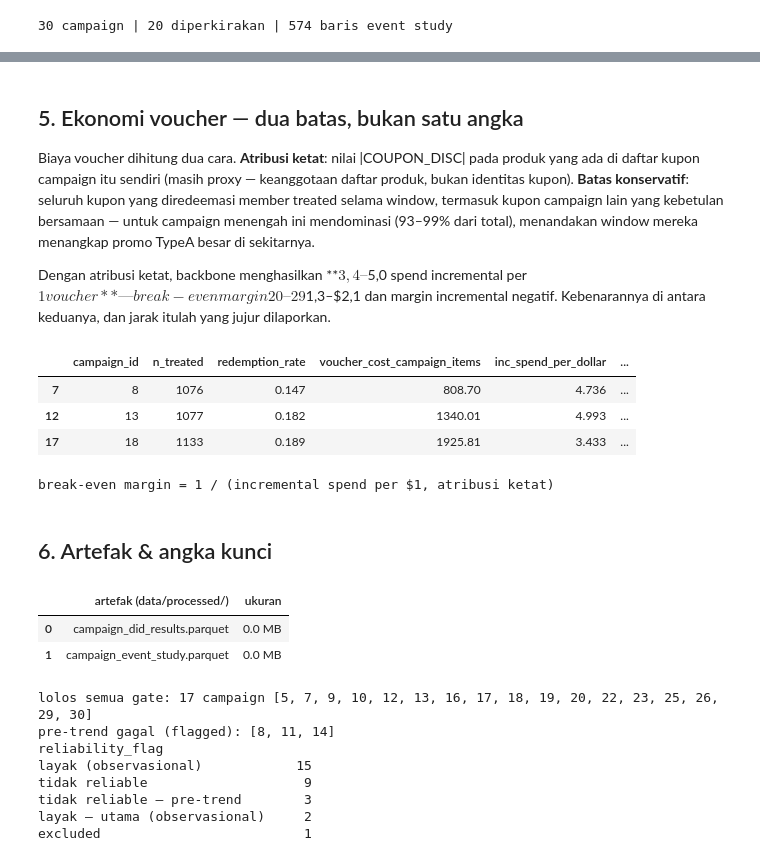
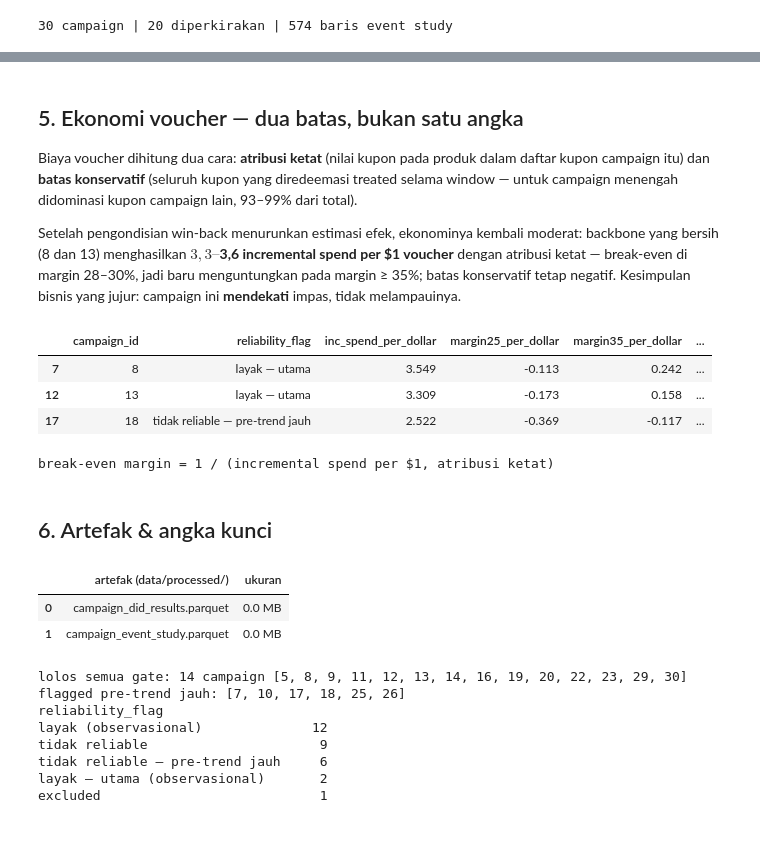
Before and after one commit to Trancend1/retail-voucher-incrementality, a Jupyter notebook: notebooks/04_campaign_did.ipynb, the cells around one changed output, grey strips where cells are left out. Cells and saved outputs as stored; diff of their text form; code cells hidden in the pictures; blank space fills up the shorter version.

```diff
--- a/notebooks/04_campaign_did.ipynb
+++ b/notebooks/04_campaign_did.ipynb
@@ -121,22 +131,22 @@ plt.show()
 # %% [markdown]
 ## 5. Ekonomi voucher — dua batas, bukan satu angka
 
-Biaya voucher dihitung dua cara. **Atribusi ketat**: nilai |COUPON_DISC| pada produk yang ada di daftar kupon campaign itu sendiri (masih proxy — keanggotaan daftar produk, bukan identitas kupon). **Batas konservatif**: seluruh kupon yang diredeemasi member treated selama window, termasuk kupon campaign lain yang kebetulan bersamaan — untuk campaign menengah ini mendominasi (93–99% dari total), menandakan window mereka menangkap promo TypeA besar di sekitarnya.
+Biaya voucher dihitung dua cara: **atribusi ketat** (nilai kupon pada produk dalam daftar kupon campaign itu) dan **batas konservatif** (seluruh kupon yang diredeemasi treated selama window — untuk campaign menengah didominasi kupon campaign lain, 93–99% dari total).
 
-Dengan atribusi ketat, backbone menghasilkan **$3,4–$5,0 spend incremental per $1 voucher** — break-even margin 20–29%, masuk rentang margin grocery. Dengan batas konservatif, rasio jatuh ke $1,3–$2,1 dan margin incremental negatif. Kebenarannya di antara keduanya, dan jarak itulah yang jujur dilaporkan.
+Setelah pengondisian win-back menurunkan estimasi efek, ekonominya kembali moderat: backbone yang bersih (8 dan 13) menghasilkan **$3,3–$3,6 incremental spend per $1 voucher** dengan atribusi ketat — break-even di margin 28–30%, jadi baru menguntungkan pada margin ≥ 35%; batas konservatif tetap negatif. Kesimpulan bisnis yang jujur: campaign ini **mendekati** impas, tidak melampauinya.
 # %%
-eco_cols = ["campaign_id", "n_treated", "redemption_rate",
-            "voucher_cost_campaign_items", "inc_spend_per_dollar", "margin25_per_dollar", "margin35_per_dollar",
-            "voucher_cost_all_coupons", "inc_spend_per_dollar_allcoupons", "margin35_per_dollar_allcoupons"]
+eco_cols = ["campaign_id", "reliability_flag", "inc_spend_per_dollar", "margin25_per_dollar", "margin35_per_dollar",
+            "inc_spend_per_dollar_allcoupons", "margin35_per_dollar_allcoupons"]
 eco = est[est["campaign_id"].isin((8, 13, 18))][eco_cols].copy()
 eco["break_even_margin"] = 1 / eco["inc_spend_per_dollar"]
+eco["reliability_flag"] = eco["reliability_flag"].str.replace(" (observasional)", "", regex=False)
 display(eco.round(3))
 print("break-even margin = 1 / (incremental spend per $1, atribusi ketat)")
 # %% [output]
-|  | campaign_id | n_treated | redemption_rate | voucher_cost_campaign_items | inc_spend_per_dollar | ... |
-| 7 | 8 | 1076 | 0.147 | 808.70 | 4.736 | ... |
-| 12 | 13 | 1077 | 0.182 | 1340.01 | 4.993 | ... |
-| 17 | 18 | 1133 | 0.189 | 1925.81 | 3.433 | ... |
+|  | campaign_id | reliability_flag | inc_spend_per_dollar | margin25_per_dollar | margin35_per_dollar | ... |
+| 7 | 8 | layak — utama | 3.549 | -0.113 | 0.242 | ... |
+| 12 | 13 | layak — utama | 3.309 | -0.173 | 0.158 | ... |
+| 17 | 18 | tidak reliable — pre-trend jauh | 2.522 | -0.369 | -0.117 | ... |
 break-even margin = 1 / (incremental spend per $1, atribusi ketat)
 # %% [markdown]
 ## 6. Artefak & angka kunci
@@ -147,17 +157,17 @@ display(pd.DataFrame(
 ))
 layak = results[results["reliability_flag"].str.startswith("layak")]
 print(f"lolos semua gate: {len(layak)} campaign {sorted(layak['campaign_id'].tolist())}")
-print(f"pre-trend gagal (flagged): {sorted(est.loc[~est['pre_trend_ok'], 'campaign_id'].tolist())}")
+print(f"flagged pre-trend jauh: {sorted(est.loc[~est['far_pre_trend_ok'], 'campaign_id'].tolist())}")
 print(results["reliability_flag"].value_counts().to_string())
 # %% [output]
 |  | artefak (data/processed/) | ukuran |
 | 0 | campaign_did_results.parquet | 0.0 MB |
 | 1 | campaign_event_study.parquet | 0.0 MB |
-lolos semua gate: 17 campaign [5, 7, 9, 10, 12, 13, 16, 17, 18, 19, 20, 22, 23, 25, 26, 29, 30]
-pre-trend gagal (flagged): [8, 11, 14]
+lolos semua gate: 14 campaign [5, 8, 9, 11, 12, 13, 14, 16, 19, 20, 22, 23, 29, 30]
+flagged pre-trend jauh: [7, 10, 17, 18, 25, 26]
 reliability_flag
-layak (observasional)            15
-tidak reliable                    9
-tidak reliable — pre-trend        3
-layak — utama (observasional)     2
-excluded                          1
+layak (observasional)              12
+tidak reliable                      9
+tidak reliable — pre-trend jauh     6
+layak — utama (observasional)       2
+excluded                            1
```
Also changed, not shown: parts of 16 cells of this notebook.
